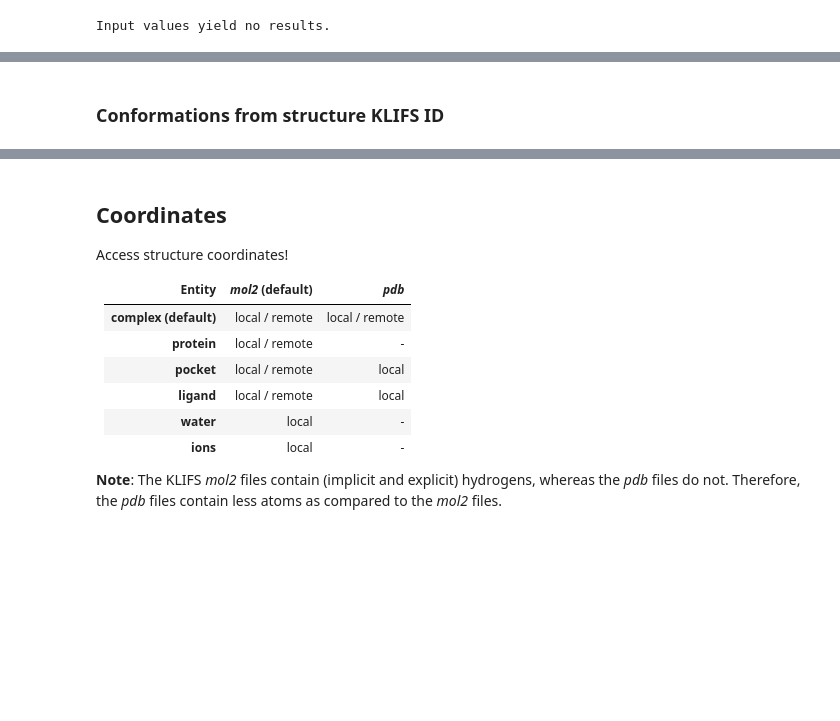
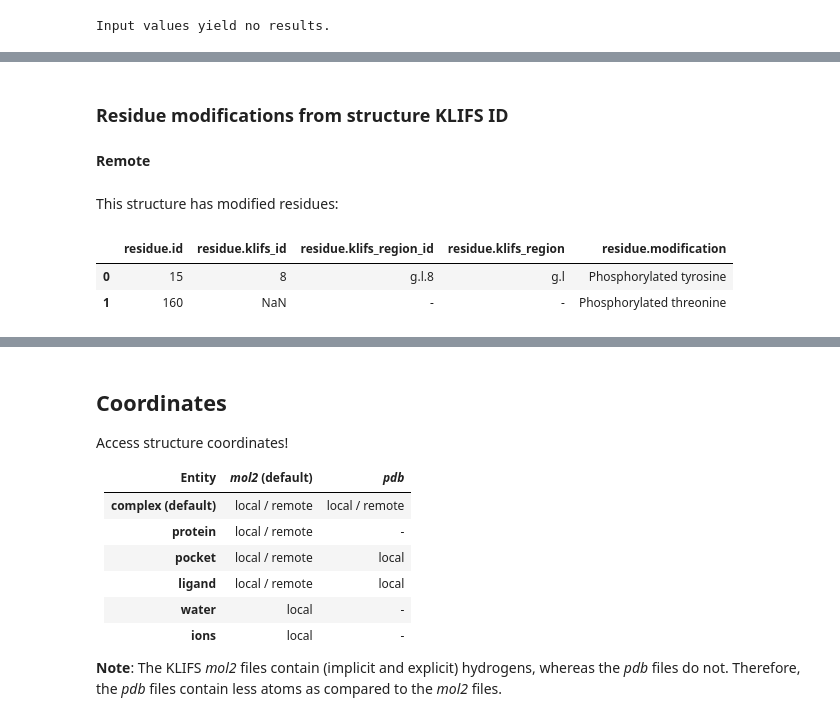
Before and after one commit to volkamerlab/opencadd, a Jupyter notebook: docs/tutorials/databases_klifs.ipynb, the cells around one changed output, grey strips where cells are left out. Drawn from its saved outputs; the diff is of its cells as text; code cells hidden in the pictures; blank space fills up the shorter version.

```diff
--- a/docs/tutorials/databases_klifs.ipynb
+++ b/docs/tutorials/databases_klifs.ipynb
@@ -1055,2 +1074,12 @@ remote.conformations.all_conformations()
 # %% [markdown]
-### Conformations from structure KLIFS ID
+### Residue modifications from structure KLIFS ID
+# %% [markdown]
+__Remote__
+# %% [markdown]
+This structure has modified residues:
+# %%
+remote.modified_residues.by_structure_klifs_id(4126)
+# %% [output]
+|  | residue.id | residue.klifs_id | residue.klifs_region_id | residue.klifs_region | residue.modification |
+| 0 | 15 | 8 | g.l.8 | g.l | Phosphorylated tyrosine |
+| 1 | 160 | NaN | - | - | Phosphorylated threonine |
```
Also changed, not shown: parts of 16 cells of this notebook.
